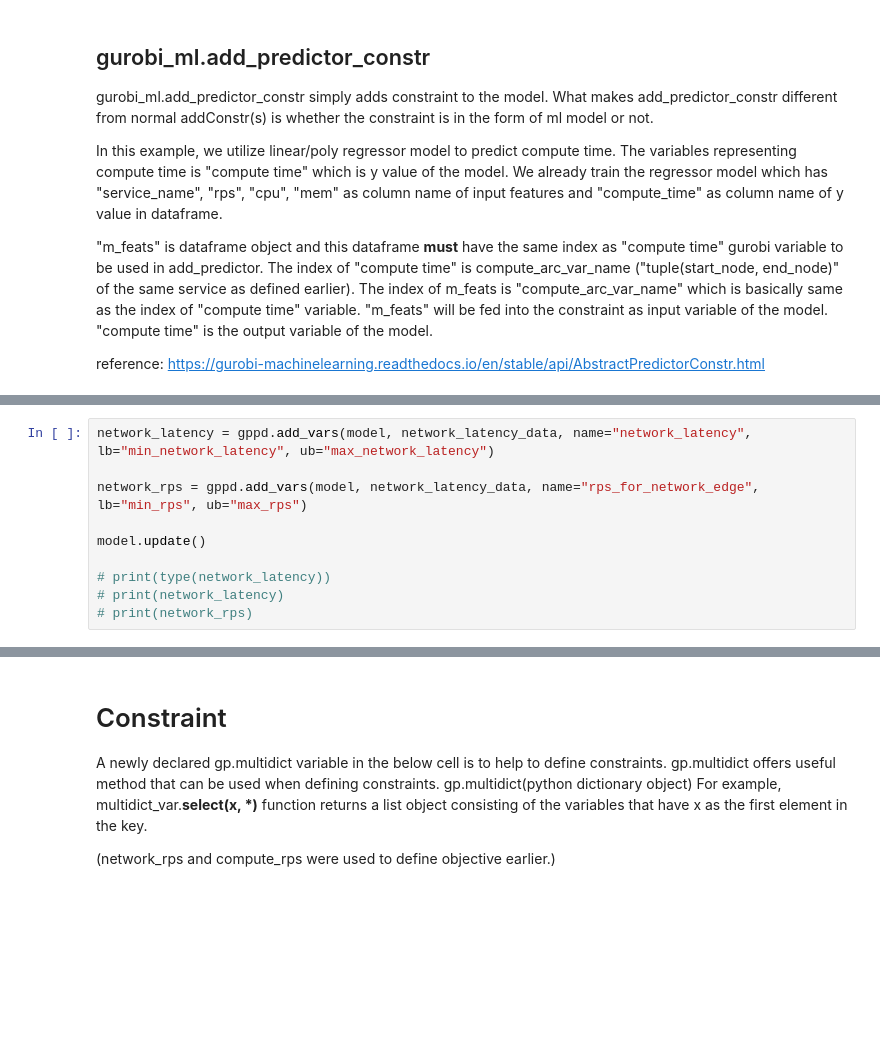
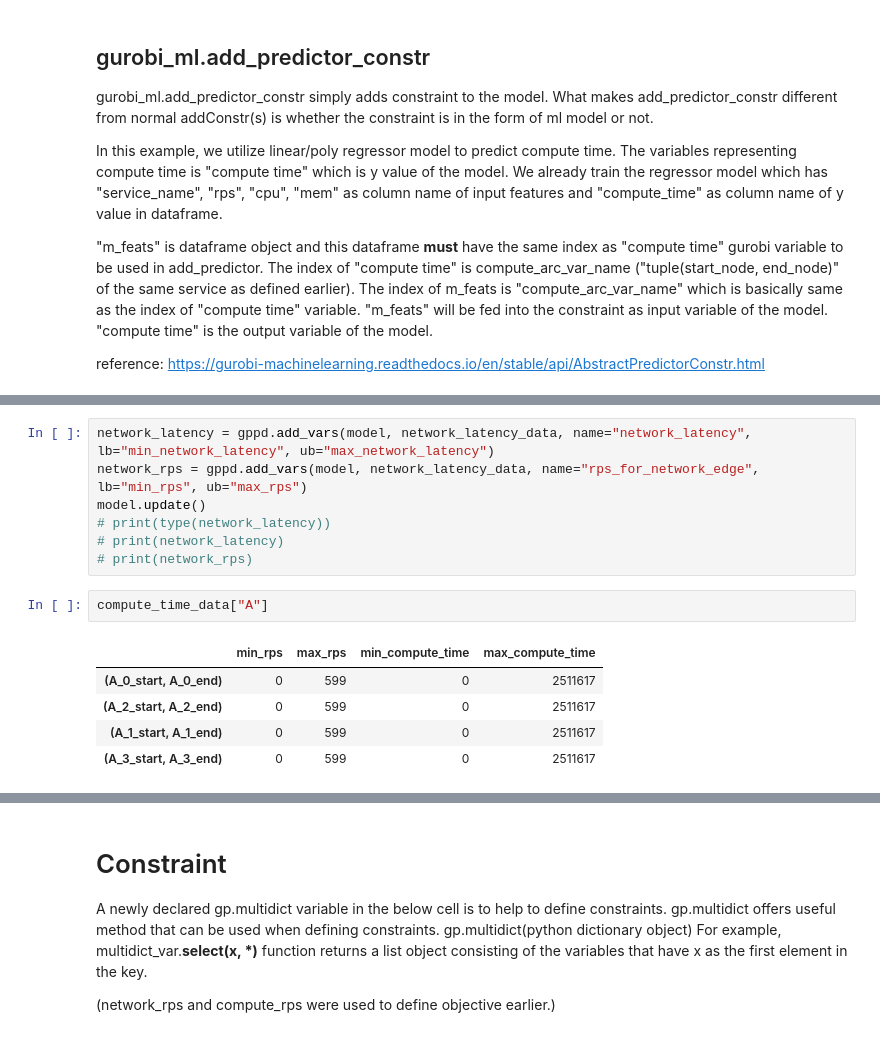
Before and after one commit to netarch/slate-sim, a Jupyter notebook: light_ml_optimizer.ipynb, the cells around one changed output, grey strips where cells are left out. Drawn from its saved outputs; the diff is of its cells as text; blank space fills up the shorter version.

```diff
--- a/light_ml_optimizer.ipynb
+++ b/light_ml_optimizer.ipynb
@@ -492,10 +586,15 @@ Warning for adding constraints: zero or small (< 1e-13) coefficients, ignored
 # %%
 network_latency = gppd.add_vars(model, network_latency_data, name="network_latency", lb="min_network_latency", ub="max_network_latency")
-
 network_rps = gppd.add_vars(model, network_latency_data, name="rps_for_network_edge", lb="min_rps", ub="max_rps")
-
 model.update()
-
 # print(type(network_latency))
 # print(network_latency)
 # print(network_rps)
+# %%
+compute_time_data["A"]
+# %% [output]
+|  | min_rps | max_rps | min_compute_time | max_compute_time |
+| (A_0_start, A_0_end) | 0 | 599 | 0 | 2511617 |
+| (A_2_start, A_2_end) | 0 | 599 | 0 | 2511617 |
+| (A_1_start, A_1_end) | 0 | 599 | 0 | 2511617 |
+| (A_3_start, A_3_end) | 0 | 599 | 0 | 2511617 |
```
Also changed, not shown: parts of 18 cells of this notebook.
